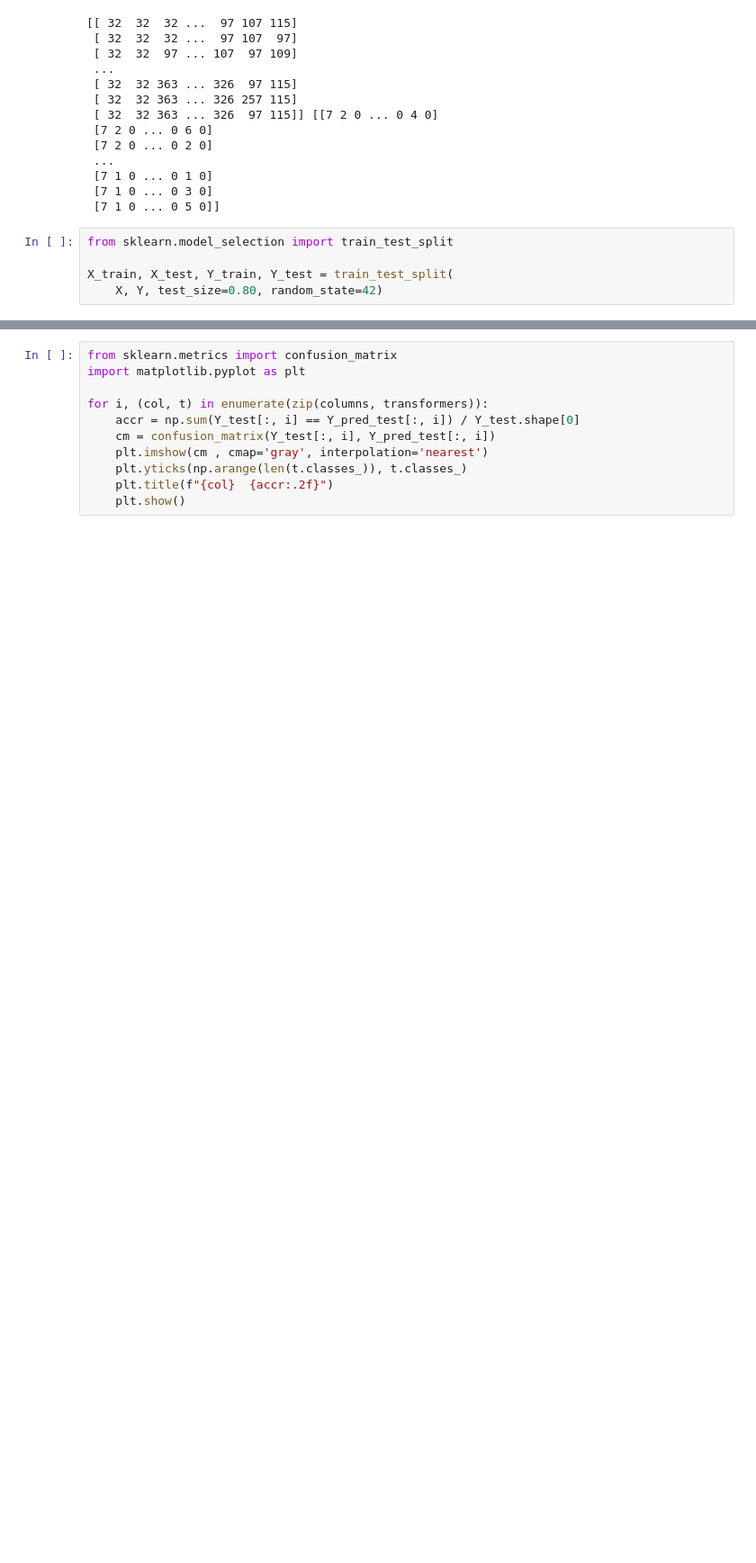
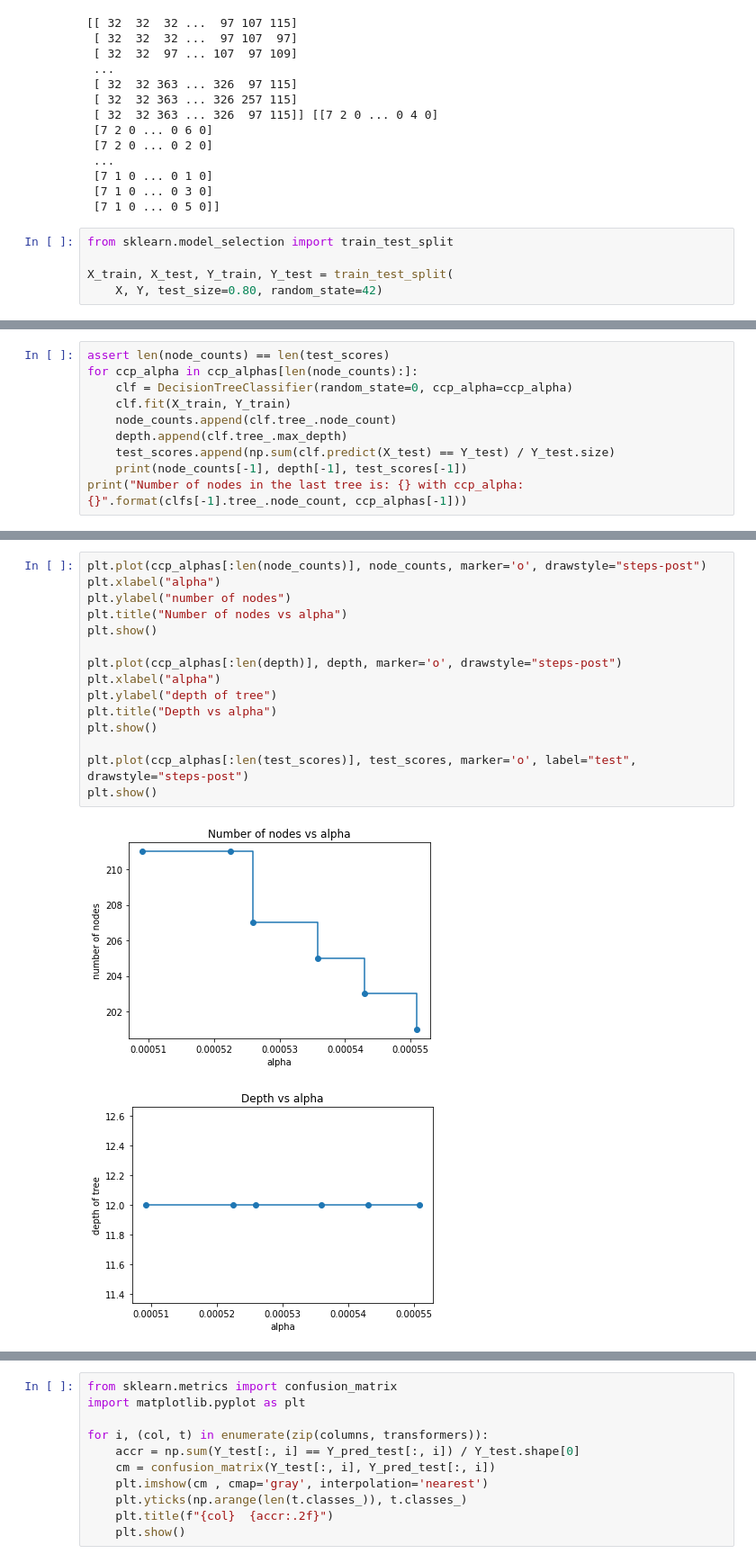
Before and after one commit to aidan-plenert-macdonald/language, a Jupyter notebook: latvian/morphology.ipynb, the cells around one changed output, grey strips where cells are left out. Shown: that part at 90% size. Saved outputs shown, nothing was run; the diff lists cells and outputs as text; blank space fills up the shorter version.

```diff
--- a/latvian/morphology.ipynb
+++ b/latvian/morphology.ipynb
@@ -353,0 +376,10 @@ DecisionTreeClassifier(max_depth=10, random_state=0)
+# %%
+assert len(node_counts) == len(test_scores)
+for ccp_alpha in ccp_alphas[len(node_counts):]:
+    clf = DecisionTreeClassifier(random_state=0, ccp_alpha=ccp_alpha)
+    clf.fit(X_train, Y_train)
+    node_counts.append(clf.tree_.node_count)
+    depth.append(clf.tree_.max_depth)
+    test_scores.append(np.sum(clf.predict(X_test) == Y_test) / Y_test.size)
+    print(node_counts[-1], depth[-1], test_scores[-1])
+print("Number of nodes in the last tree is: {} with ccp_alpha: {}".format(clfs[-1].tree_.node_count, ccp_alphas[-1]))
@@ -353,0 +394,18 @@ DecisionTreeClassifier(max_depth=10, random_state=0)
+# %%
+plt.plot(ccp_alphas[:len(node_counts)], node_counts, marker='o', drawstyle="steps-post")
+plt.xlabel("alpha")
+plt.ylabel("number of nodes")
+plt.title("Number of nodes vs alpha")
+plt.show()
+
+plt.plot(ccp_alphas[:len(depth)], depth, marker='o', drawstyle="steps-post")
+plt.xlabel("alpha")
+plt.ylabel("depth of tree")
+plt.title("Depth vs alpha")
+plt.show()
+
+plt.plot(ccp_alphas[:len(test_scores)], test_scores, marker='o', label="test", drawstyle="steps-post")
+plt.show()
+# %% [output]
+[figure, added]
+[figure, added]
```
Also changed, not shown: parts of 11 cells of this notebook, 2 other files.
